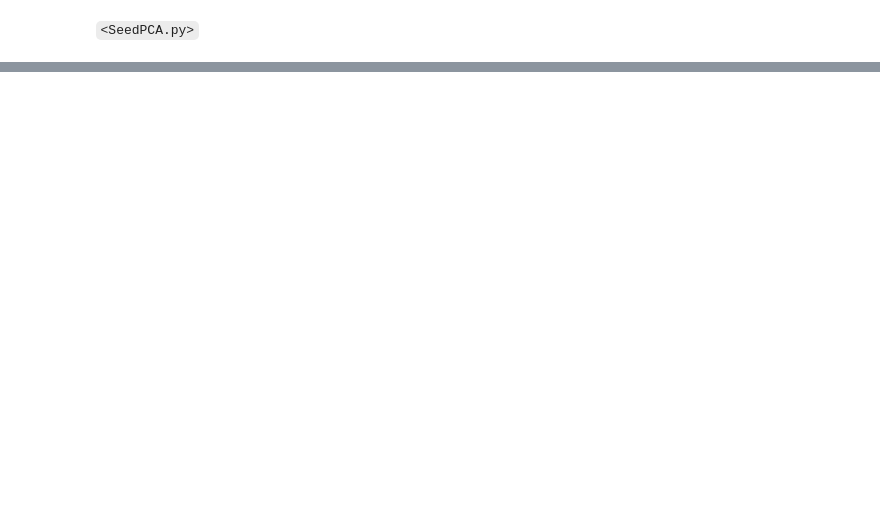
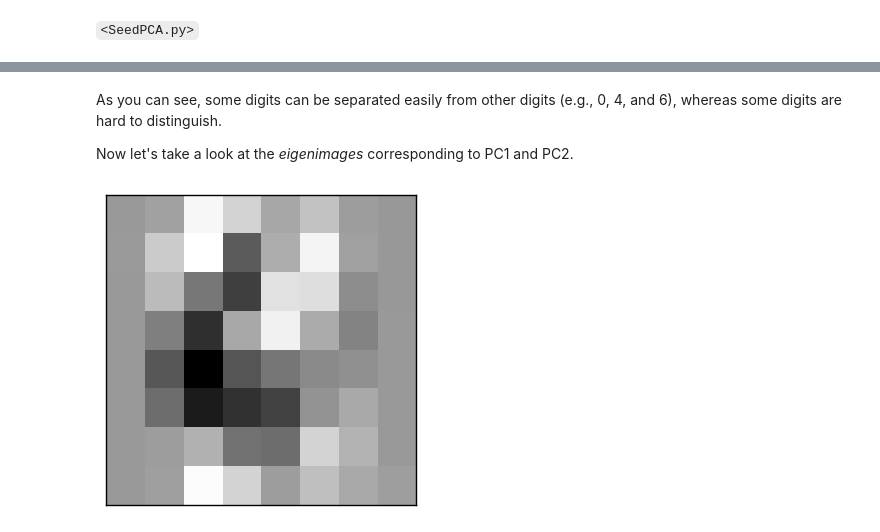
Before and after one commit to sathayas/JupyterAnalyticsSpring2018, a Jupyter notebook: PCA.ipynb, the cells around one changed output, grey strips where cells are left out. Saved outputs shown, nothing was run; the diff lists cells and outputs as text; code cells hidden in the pictures; blank space fills up the shorter version.

```diff
--- a/PCA.ipynb
+++ b/PCA.ipynb
@@ -195,0 +357,13 @@ plt.show()
+# %% [markdown]
+As you can see, some digits can be separated easily from other digits (e.g., 0, 4, and 6), whereas some digits are hard to distinguish.
+
+Now let's take a look at the *eigenimages* corresponding to PC1 and PC2.
+# %%
+# PC1 eigenimage
+plt.imshow(digitsPCA.components_[0,:].reshape([8,8]),cmap=plt.cm.gray_r,
+           interpolation='nearest')
+plt.xticks(())
+plt.yticks(())
+plt.show()
+# %% [output]
+[figure, added]
```
Also changed, not shown: parts of 36 cells of this notebook.
